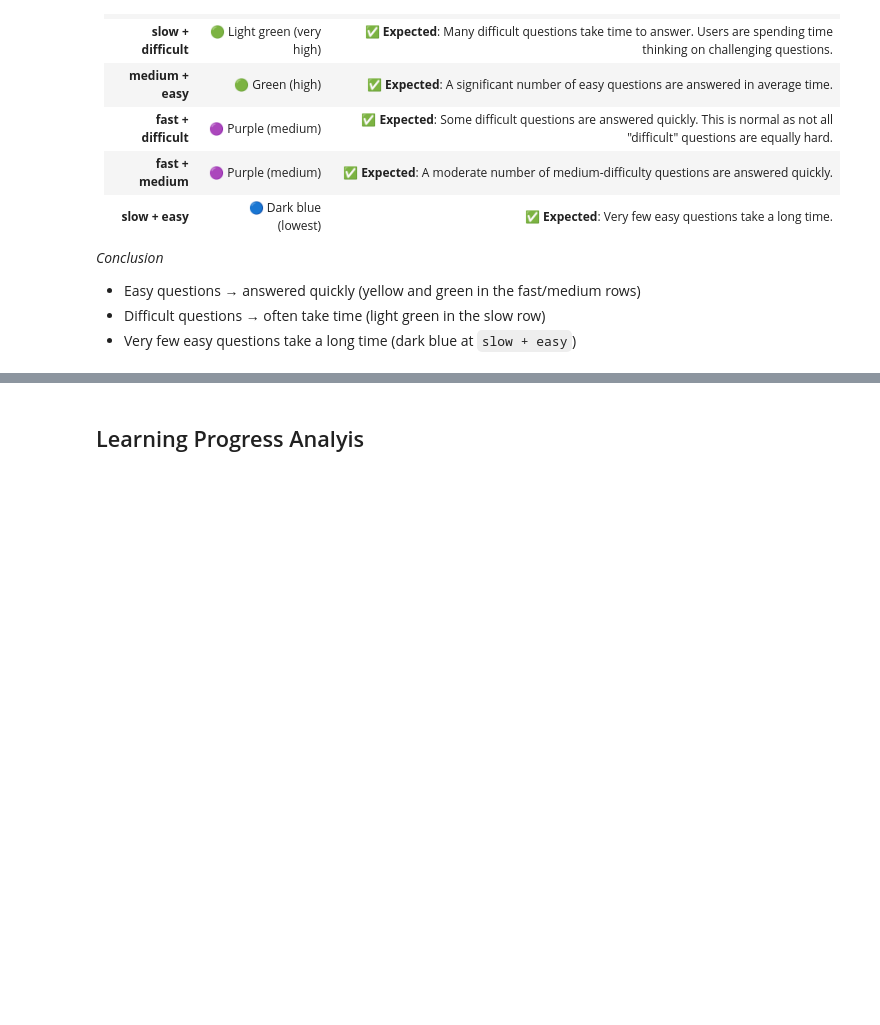
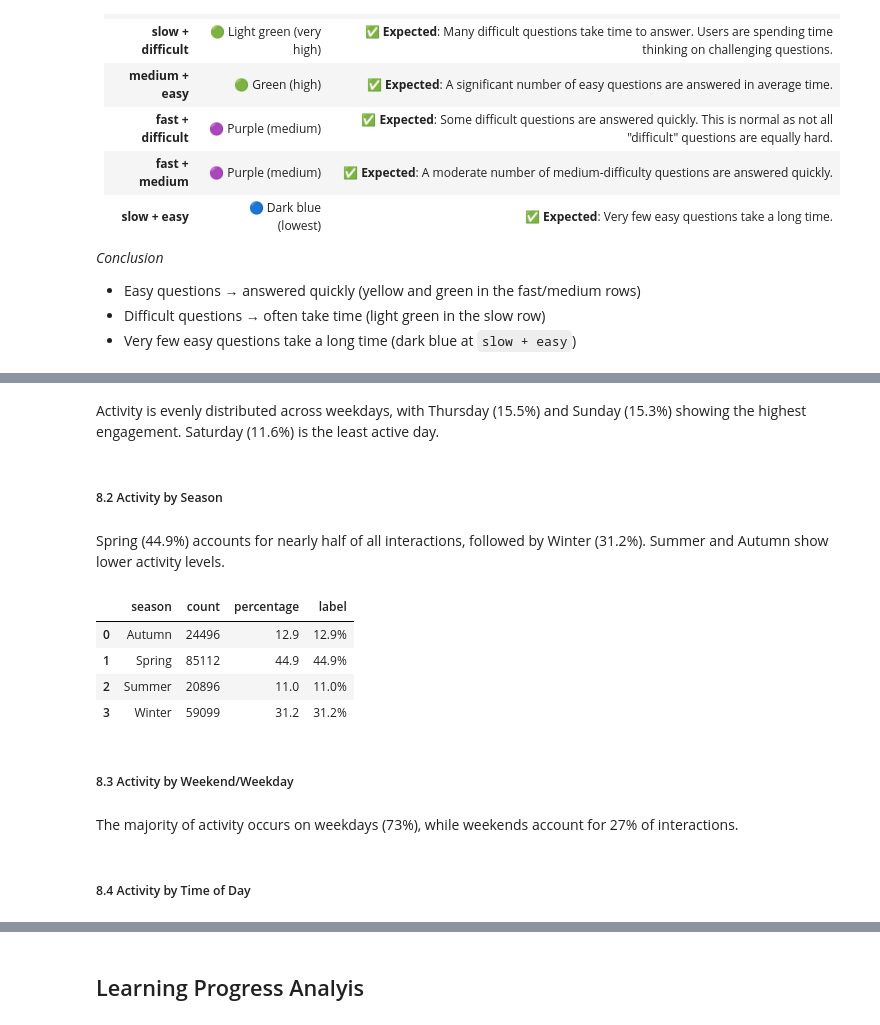
Before and after one commit to doumiSaloua/driving-license-analysis, a Jupyter notebook: Notebooks/analysis.ipynb, the cells around one changed output, grey strips where cells are left out. Cells and saved outputs as stored; diff of their text form; code cells hidden in the pictures; blank space fills up the shorter version.

```diff
--- a/Notebooks/analysis.ipynb
+++ b/Notebooks/analysis.ipynb
@@ -915,0 +966,41 @@ fig.show()
+# %% [markdown]
+Activity is evenly distributed across weekdays, with Thursday (15.5%) and Sunday (15.3%) showing the highest engagement. Saturday (11.6%) is the least active day.
+# %% [markdown]
+##### 8.2 Activity by Season
+# %%
+# Activity by season with count and percentage
+activity_season = (
+    df_time_features
+    .group_by("season")
+    .agg(pl.len().alias("count"))
+    .with_columns(
+        (pl.col("count") / pl.col("count").sum() * 100).round(1).alias("percentage")
+    )
+    .sort("season")
+)
+
+activity_season_df = activity_season.to_pandas()
+activity_season_df["label"] =  activity_season_df["percentage"].astype(str) + "%"
+
+fig = px.bar(
+    activity_season_df,
+    x="season",
+    y="count",
+    title="User Activity by Season",
+    labels={"count": "Number of Interactions", "season": "Season"},
+    text="label"
+)
+fig.update_traces(textposition='outside')
+fig.show()
+# %% [markdown]
+Spring (44.9%) accounts for nearly half of all interactions, followed by Winter (31.2%). Summer and Autumn show lower activity levels.
+# %%
+activity_season_df
+# %% [output]
+|  | season | count | percentage | label |
+| 0 | Autumn | 24496 | 12.9 | 12.9% |
+| 1 | Spring | 85112 | 44.9 | 44.9% |
+| 2 | Summer | 20896 | 11.0 | 11.0% |
+| 3 | Winter | 59099 | 31.2 | 31.2% |
+# %% [markdown]
+##### 8.3 Activity by Weekend/Weekday
@@ -915,0 +1032,4 @@ fig.show()
+# %% [markdown]
+The majority of activity occurs on weekdays (73%), while weekends account for 27% of interactions.
+# %% [markdown]
+##### 8.4  Activity by Time of Day
```
Also changed, not shown: parts of 18 cells of this notebook, 2 other files.
